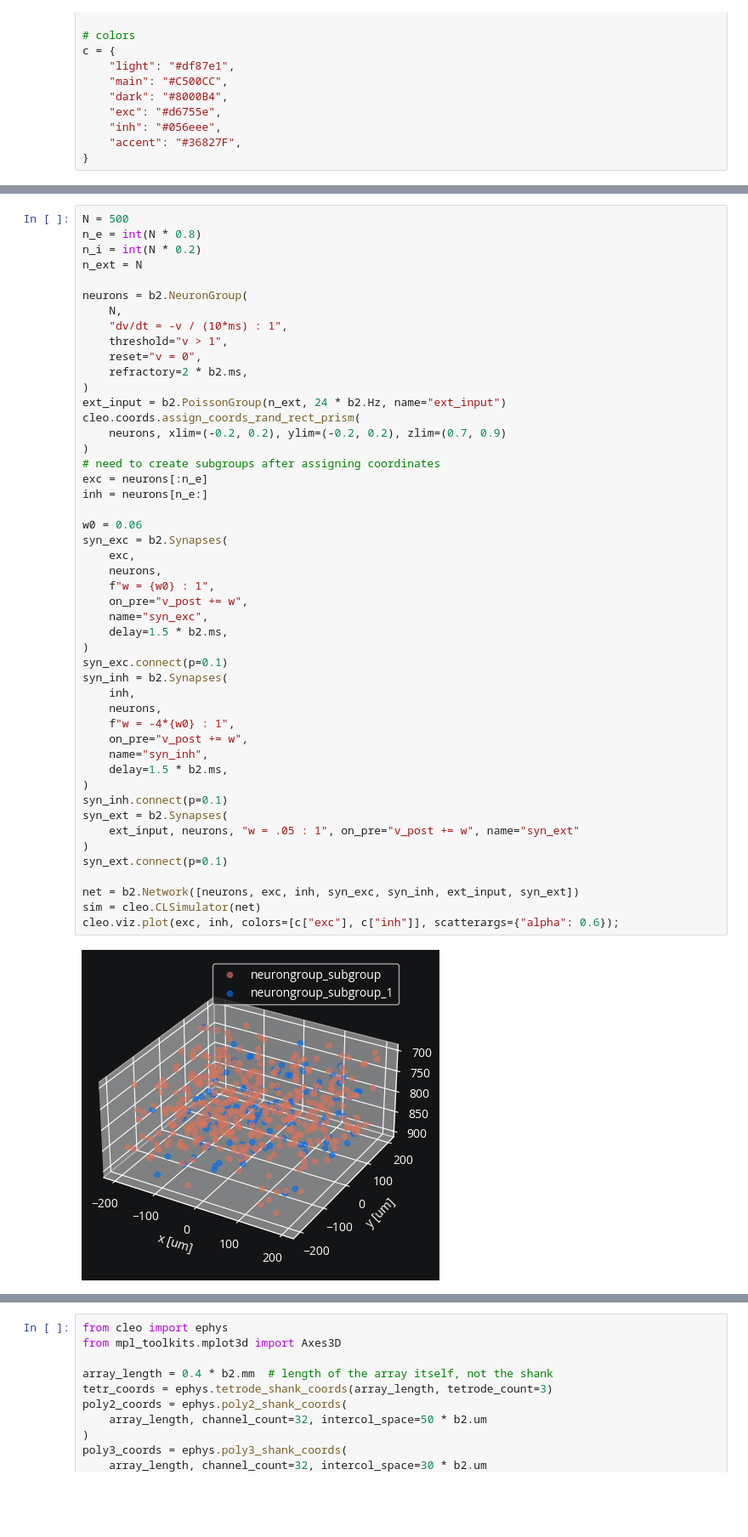
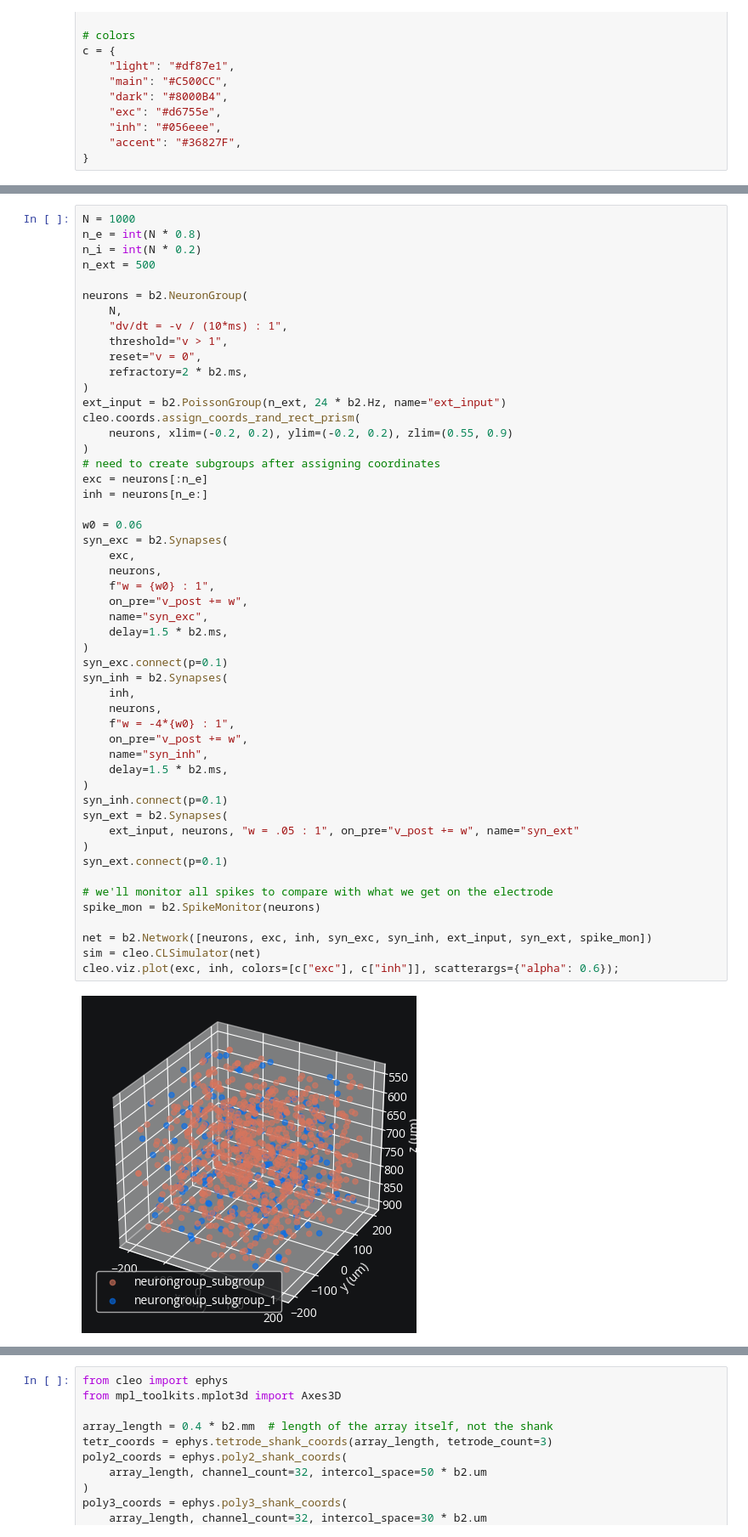
Before and after one commit to siplab-gt/cleo, a Jupyter notebook: docs/tutorials/electrodes.ipynb, the cells around one changed output, grey strips where cells are left out. Shown at 85% size. Cells and saved outputs as stored; diff of their text form; blank space fills up the shorter version.

```diff
--- a/docs/tutorials/electrodes.ipynb
+++ b/docs/tutorials/electrodes.ipynb
@@ -36,8 +40,8 @@ We only need spiking neurons to record {class}`~cleo.ephys.TKLFPSignal`, but we
 # %%
-N = 500
+N = 1000
 n_e = int(N * 0.8)
 n_i = int(N * 0.2)
-n_ext = N
+n_ext = 500
 
 neurons = b2.NeuronGroup(
     N,
@@ -48,41 +52,44 @@ neurons = b2.NeuronGroup(
 )
 ext_input = b2.PoissonGroup(n_ext, 24 * b2.Hz, name="ext_input")
 cleo.coords.assign_coords_rand_rect_prism(
-    neurons, xlim=(-0.2, 0.2), ylim=(-0.2, 0.2), zlim=(0.7, 0.9)
+    neurons, xlim=(-0.2, 0.2), ylim=(-0.2, 0.2), zlim=(0.55, 0.9)
 )
 # need to create subgroups after assigning coordinates
 exc = neurons[:n_e]
 inh = neurons[n_e:]
 
 w0 = 0.06
 syn_exc = b2.Synapses(
     exc,
     neurons,
     f"w = {w0} : 1",
     on_pre="v_post += w",
     name="syn_exc",
     delay=1.5 * b2.ms,
 )
 syn_exc.connect(p=0.1)
 syn_inh = b2.Synapses(
     inh,
     neurons,
     f"w = -4*{w0} : 1",
     on_pre="v_post += w",
     name="syn_inh",
     delay=1.5 * b2.ms,
 )
 syn_inh.connect(p=0.1)
 syn_ext = b2.Synapses(
     ext_input, neurons, "w = .05 : 1", on_pre="v_post += w", name="syn_ext"
 )
 syn_ext.connect(p=0.1)
 
-net = b2.Network([neurons, exc, inh, syn_exc, syn_inh, ext_input, syn_ext])
+# we'll monitor all spikes to compare with what we get on the electrode
+spike_mon = b2.SpikeMonitor(neurons)
+
+net = b2.Network([neurons, exc, inh, syn_exc, syn_inh, ext_input, syn_ext, spike_mon])
 sim = cleo.CLSimulator(net)
 cleo.viz.plot(exc, inh, colors=[c["exc"], c["inh"]], scatterargs={"alpha": 0.6});
 # %% [output]
-[figure, old version]
+[figure, new version]
 # %% [markdown]
 ## Specifying electrode coordinates
 
```
Also changed, not shown: parts of 14 cells of this notebook, 47 other files.
